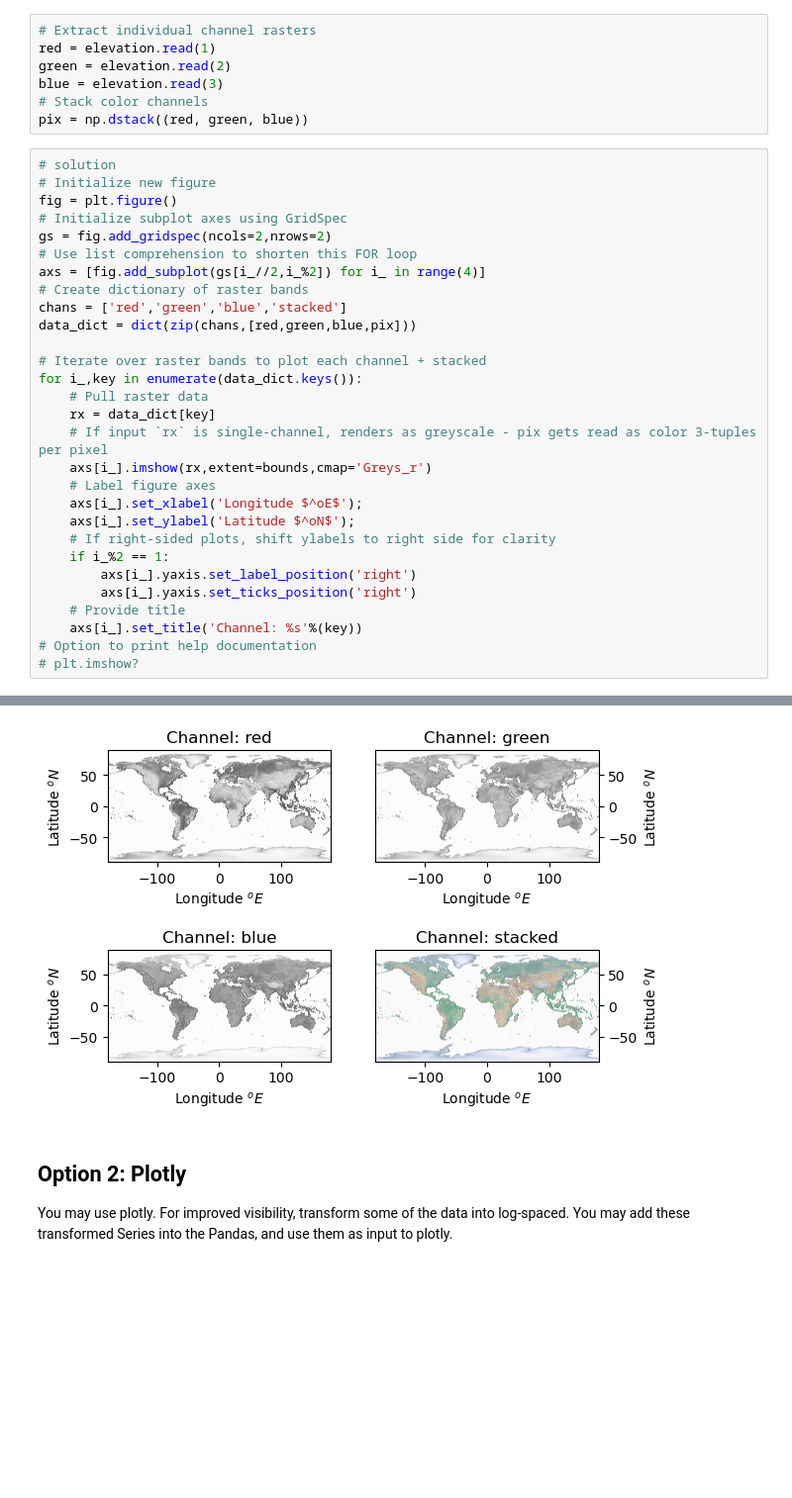
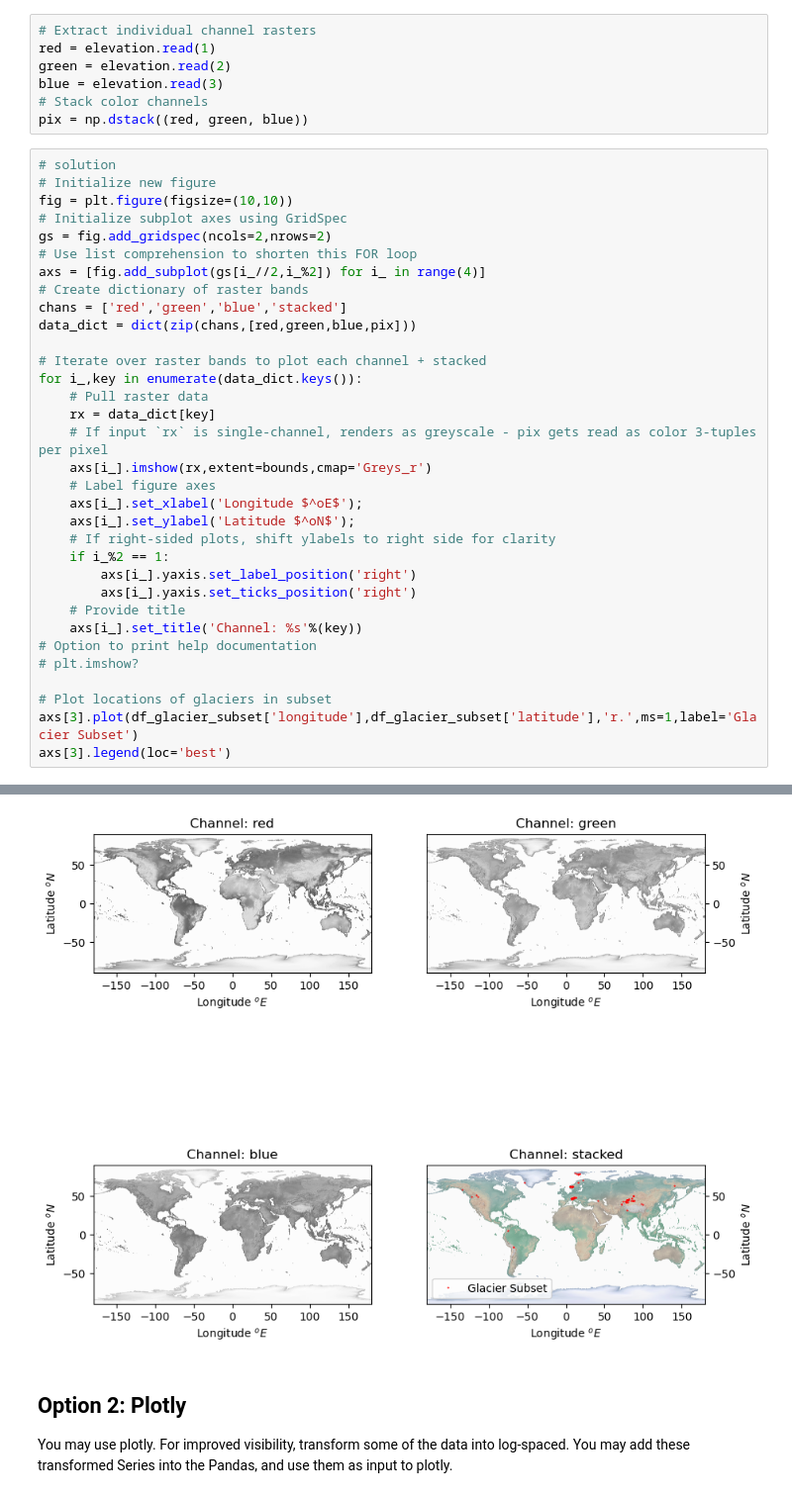
Before and after one commit to UW-ESS-DS/MLGeo-2023-Stevens-NT, a Jupyter notebook: homework/homework_3.ipynb, the cells around one changed output, grey strips where cells are left out. Shown at 99% size. Cells and saved outputs as stored; diff of their text form; blank space fills up the shorter version.

```diff
--- a/homework/homework_3.ipynb
+++ b/homework/homework_3.ipynb
@@ -155,7 +155,7 @@ pix = np.dstack((red, green, blue))
 # %%
 # solution
 # Initialize new figure
-fig = plt.figure()
+fig = plt.figure(figsize=(10,10))
 # Initialize subplot axes using GridSpec
 gs = fig.add_gridspec(ncols=2,nrows=2)
 # Use list comprehension to shorten this FOR loop
@@ -181,4 +181,8 @@ for i_,key in enumerate(data_dict.keys()):
     axs[i_].set_title('Channel: %s'%(key))
 # Option to print help documentation
 # plt.imshow?
+
+# Plot locations of glaciers in subset
+axs[3].plot(df_glacier_subset['longitude'],df_glacier_subset['latitude'],'r.',ms=1,label='Glacier Subset')
+axs[3].legend(loc='best')
 # %% [output]
@@ -185,4 +190,4 @@ for i_,key in enumerate(data_dict.keys()):
-[figure, old version]
+[figure, new version]
 # %% [markdown]
 ## Option 2: Plotly
 
```
Also changed, not shown: parts of 11 cells of this notebook.
